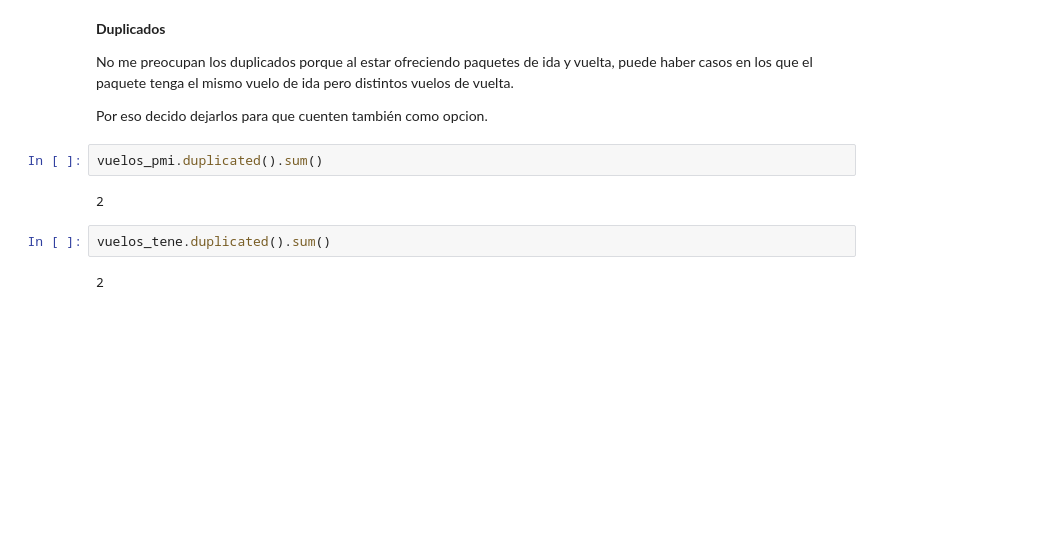
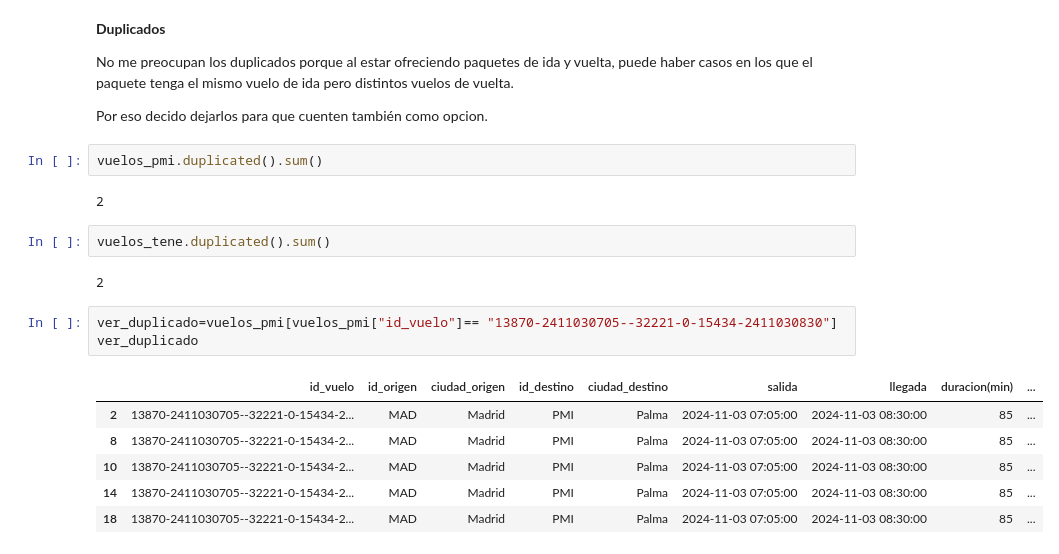
Before and after one commit to jgilsu11/Proyecto3-Explorando-Viajes, a Jupyter notebook: EDA.ipynb, the cells around one changed output. Cells and saved outputs as stored; diff of their text form; blank space fills up the shorter version.

```diff
--- a/EDA.ipynb
+++ b/EDA.ipynb
@@ -283,3 +434,13 @@ vuelos_pmi.duplicated().sum()
 vuelos_tene.duplicated().sum()
 # %% [output]
 2
+# %%
+ver_duplicado=vuelos_pmi[vuelos_pmi["id_vuelo"]== "13870-2411030705--32221-0-15434-2411030830"]
+ver_duplicado
+# %% [output]
+|  | id_vuelo | id_origen | ciudad_origen | id_destino | ciudad_destino | salida | llegada | duracion(min) | ... |
+| 2 | 13870-2411030705--32221-0-15434-2... | MAD | Madrid | PMI | Palma | 2024-11-03 07:05:00 | 2024-11-03 08:30:00 | 85 | ... |
+| 8 | 13870-2411030705--32221-0-15434-2... | MAD | Madrid | PMI | Palma | 2024-11-03 07:05:00 | 2024-11-03 08:30:00 | 85 | ... |
+| 10 | 13870-2411030705--32221-0-15434-2... | MAD | Madrid | PMI | Palma | 2024-11-03 07:05:00 | 2024-11-03 08:30:00 | 85 | ... |
+| 14 | 13870-2411030705--32221-0-15434-2... | MAD | Madrid | PMI | Palma | 2024-11-03 07:05:00 | 2024-11-03 08:30:00 | 85 | ... |
+| 18 | 13870-2411030705--32221-0-15434-2... | MAD | Madrid | PMI | Palma | 2024-11-03 07:05:00 | 2024-11-03 08:30:00 | 85 | ... |
```
Also changed, not shown: parts of 22 cells of this notebook, 3 other files.
